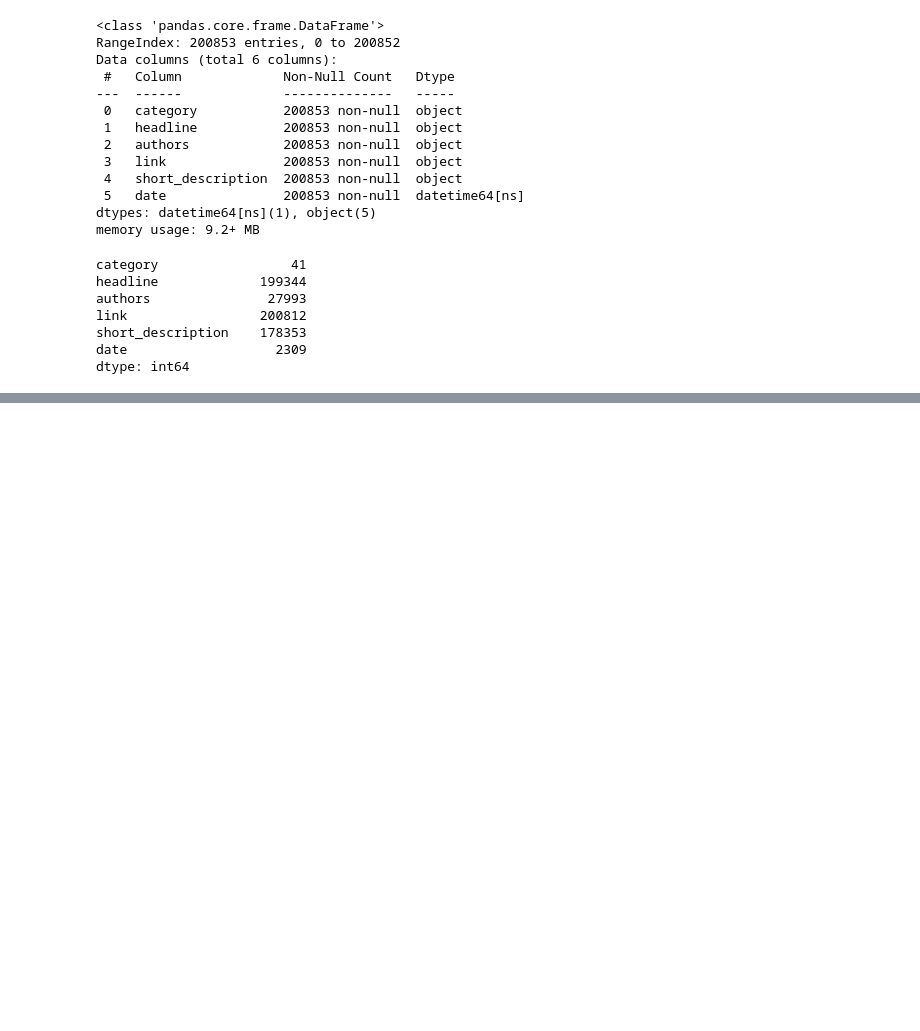
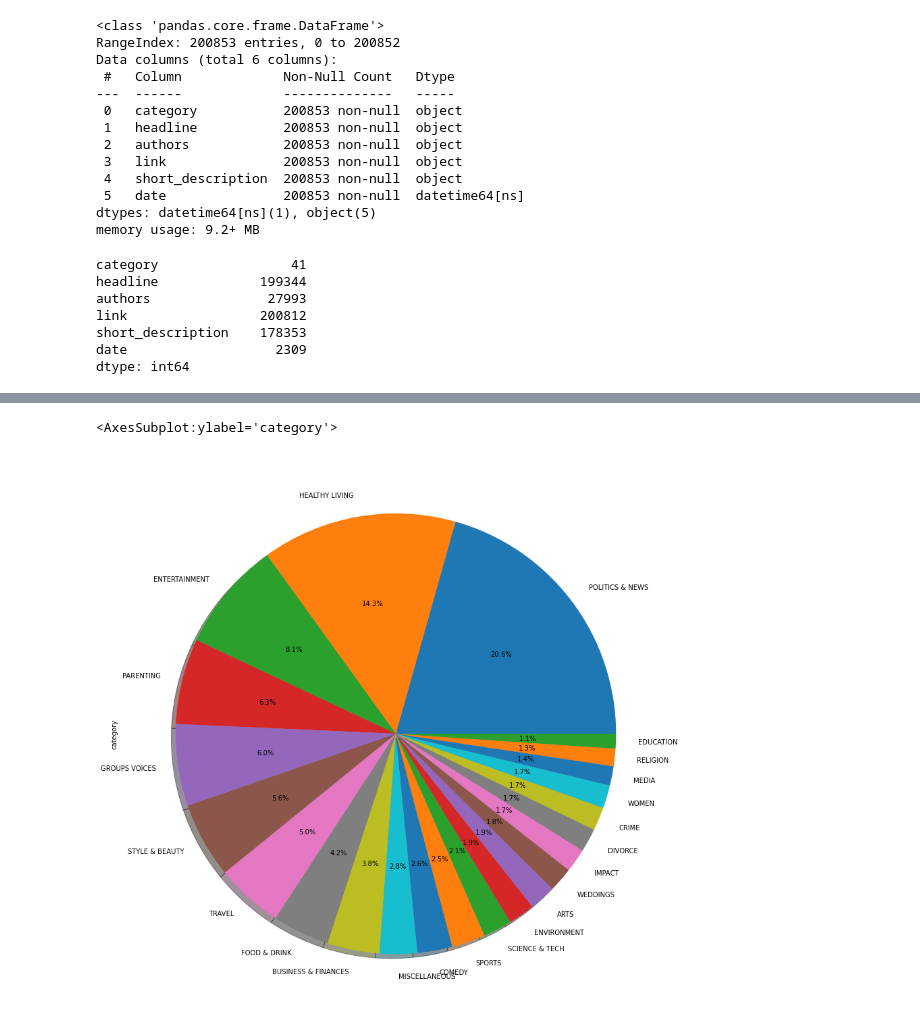
Before and after one commit to samantoz/bu_dsc, a Jupyter notebook: notebooks/DSC550/submitted/final_project_classification.ipynb, the cells around one changed output, grey strips where cells are left out. Drawn from its saved outputs; the diff is of its cells as text; code cells hidden in the pictures; blank space fills up the shorter version.

```diff
--- a/notebooks/DSC550/submitted/final_project_classification.ipynb
+++ b/notebooks/DSC550/submitted/final_project_classification.ipynb
@@ -59,3 +65,9 @@ link                 200812
 short_description    178353
 date                   2309
 dtype: int64
+# %%
+# Checking the unique elements
+# Dropping duplicates by headline
+data.drop_duplicates('headline',keep = False, inplace = True)
+
+data.nunique()
@@ -94,0 +231,9 @@ dtype: int64
+# %%
+# Showing the same data in a pie chart with the percentages
+# The below pie chart shows that over a period of 7 years (2012 to 2018) almost half (50%) of the news items were covered by
+# Politics & NEWS,Healthy Living,Entertainment,Parenting and Gropus Voices
+fig, ax = plt.subplots(1, 1, figsize=(15,15))
+data['category'].value_counts().plot.pie( shadow=True, autopct = '%1.1f%%')
+# %% [output]
+<AxesSubplot:ylabel='category'>
+[figure, added]
```
Also changed, not shown: parts of 38 cells of this notebook.
